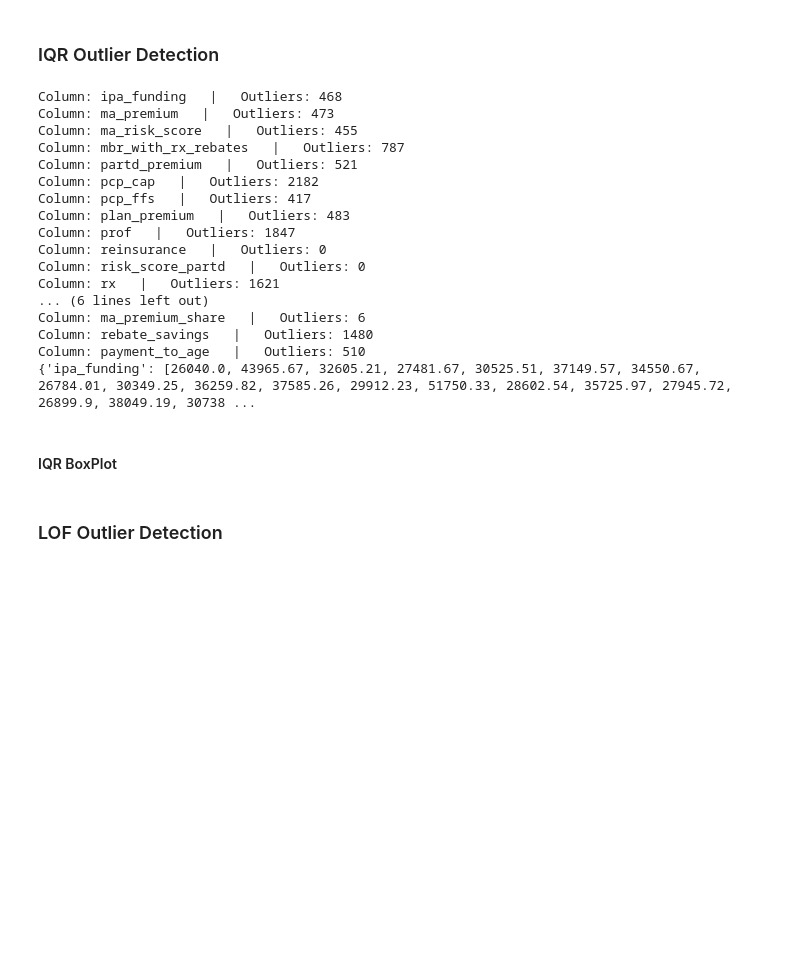
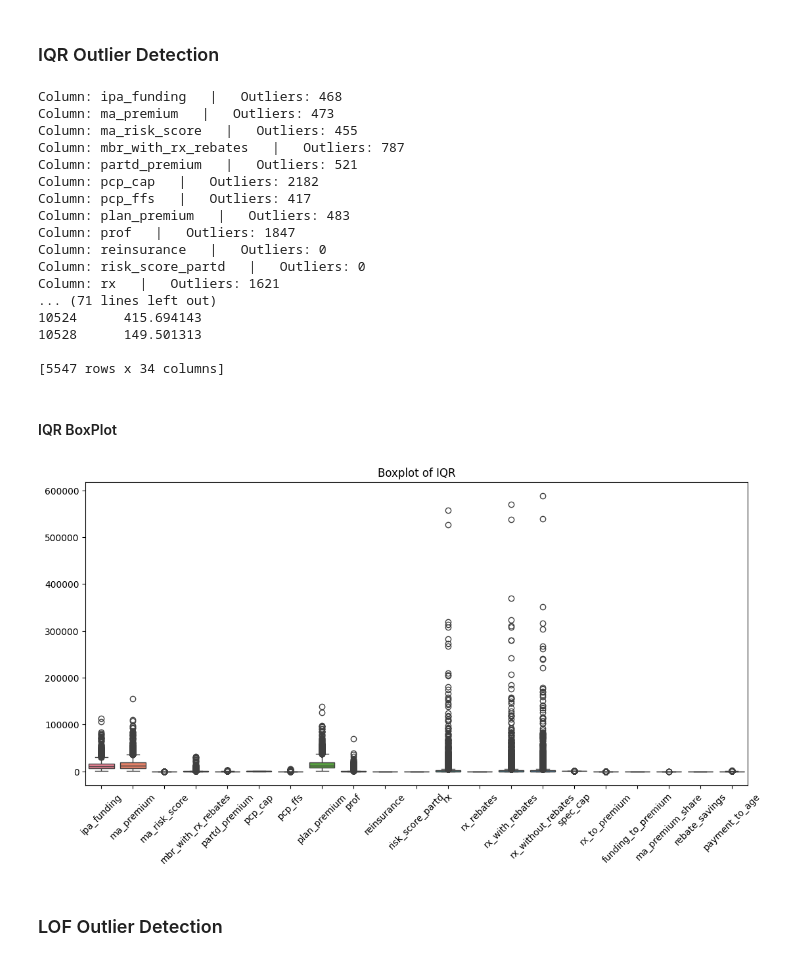
Before and after one commit to lizbethkr/Outlier-Detection, a Jupyter notebook: notebooks/outlier_detection.ipynb, the cells around one changed output. Saved outputs shown, nothing was run; the diff lists cells and outputs as text; code cells hidden in the pictures; blank space fills up the shorter version.

```diff
--- a/notebooks/outlier_detection.ipynb
+++ b/notebooks/outlier_detection.ipynb
@@ -305,7 +305,11 @@ print(financial_cols)
 # %%
 # Use IQR function from src/utils.py
 iqr_outliers = iqr_outlier_detection(customers, financial_cols)
-print(iqr_outliers)
+# Extract the outlier rows
+outlier_indices = list(set().union(*iqr_outliers.values()))
+# print(outlier_indices)
+iqr_outliers_df = customers.loc[outlier_indices]
+print(iqr_outliers_df)
 # %% [output]
 Column: ipa_funding   |   Outliers: 468
 Column: ma_premium   |   Outliers: 473
@@ -319,13 +323,22 @@ Column: prof   |   Outliers: 1847
 Column: reinsurance   |   Outliers: 0
 Column: risk_score_partd   |   Outliers: 0
 Column: rx   |   Outliers: 1621
-... (6 lines left out)
-Column: ma_premium_share   |   Outliers: 6
-Column: rebate_savings   |   Outliers: 1480
-Column: payment_to_age   |   Outliers: 510
-{'ipa_funding': [26040.0, 43965.67, 32605.21, 27481.67, 30525.51, 37149.57, 34550.67, 26784.01, 30349.25, 36259.82, 37585.26, 29912.23, 51750.33, 28602.54, 35725.97, 27945.72, 26899.9, 38049.19, 30738 ...
+... (71 lines left out)
+10524      415.694143
+10528      149.501313
+
+[5547 rows x 34 columns]
 # %% [markdown]
 #### IQR BoxPlot
+# %%
+iqr_outliers_data = iqr_outliers_df.loc[ :, financial_cols]
+plt.figure(figsize=(13,6))
+sns.boxplot(data=iqr_outliers_data)
+plt.xticks(rotation=45)
+plt.title("Boxplot of IQR")
+plt.show()
+# %% [output]
+[figure, added]
 # %% [markdown]
 ### LOF Outlier Detection
 # %% [markdown]
```
Also changed, not shown: parts of 7 cells of this notebook, 1 other file.
